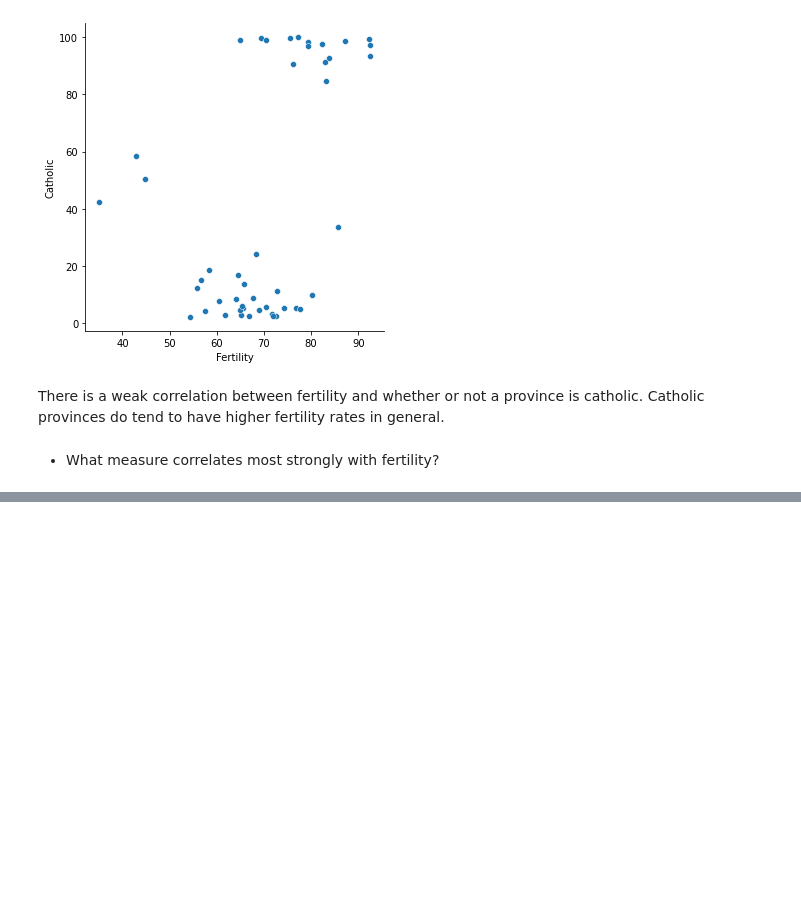
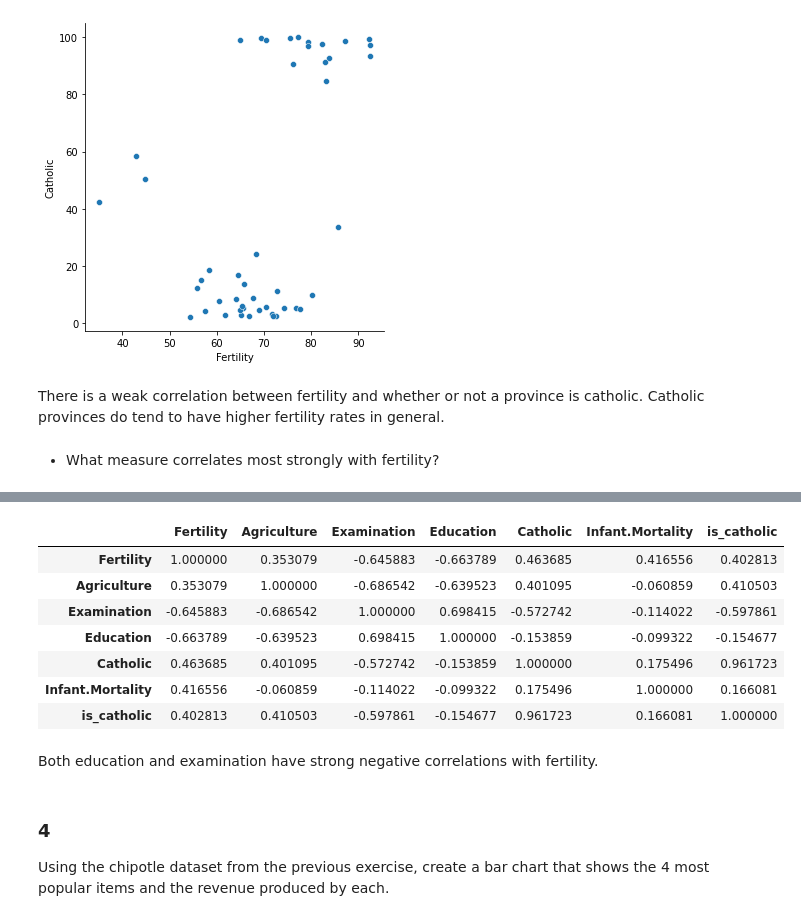
Before and after one commit to alegarcia-dev/numpy-pandas-visualization-exercises, a Jupyter notebook: seaborn_exercises.ipynb, the cells around one changed output, grey strips where cells are left out. Cells and saved outputs as stored; diff of their text form; code cells hidden in the pictures; blank space fills up the shorter version.

Commit message:
Completed seaborn exercises

```diff
--- a/seaborn_exercises.ipynb
+++ b/seaborn_exercises.ipynb
@@ -178,0 +181,16 @@ sns.pairplot(swiss.drop(columns = ['is_catholic']));
+# %%
+swiss.corr()
+# %% [output]
+|  | Fertility | Agriculture | Examination | Education | Catholic | Infant.Mortality | is_catholic |
+| Fertility | 1.000000 | 0.353079 | -0.645883 | -0.663789 | 0.463685 | 0.416556 | 0.402813 |
+| Agriculture | 0.353079 | 1.000000 | -0.686542 | -0.639523 | 0.401095 | -0.060859 | 0.410503 |
+| Examination | -0.645883 | -0.686542 | 1.000000 | 0.698415 | -0.572742 | -0.114022 | -0.597861 |
+| Education | -0.663789 | -0.639523 | 0.698415 | 1.000000 | -0.153859 | -0.099322 | -0.154677 |
+| Catholic | 0.463685 | 0.401095 | -0.572742 | -0.153859 | 1.000000 | 0.175496 | 0.961723 |
+| Infant.Mortality | 0.416556 | -0.060859 | -0.114022 | -0.099322 | 0.175496 | 1.000000 | 0.166081 |
+| is_catholic | 0.402813 | 0.410503 | -0.597861 | -0.154677 | 0.961723 | 0.166081 | 1.000000 |
+# %% [markdown]
+Both education and examination have strong negative correlations with fertility.
+# %% [markdown]
+### 4
+Using the chipotle dataset from the previous exercise, create a bar chart that shows the 4 most popular items and the revenue produced by each.
```
Also changed, not shown: parts of 10 cells of this notebook.
